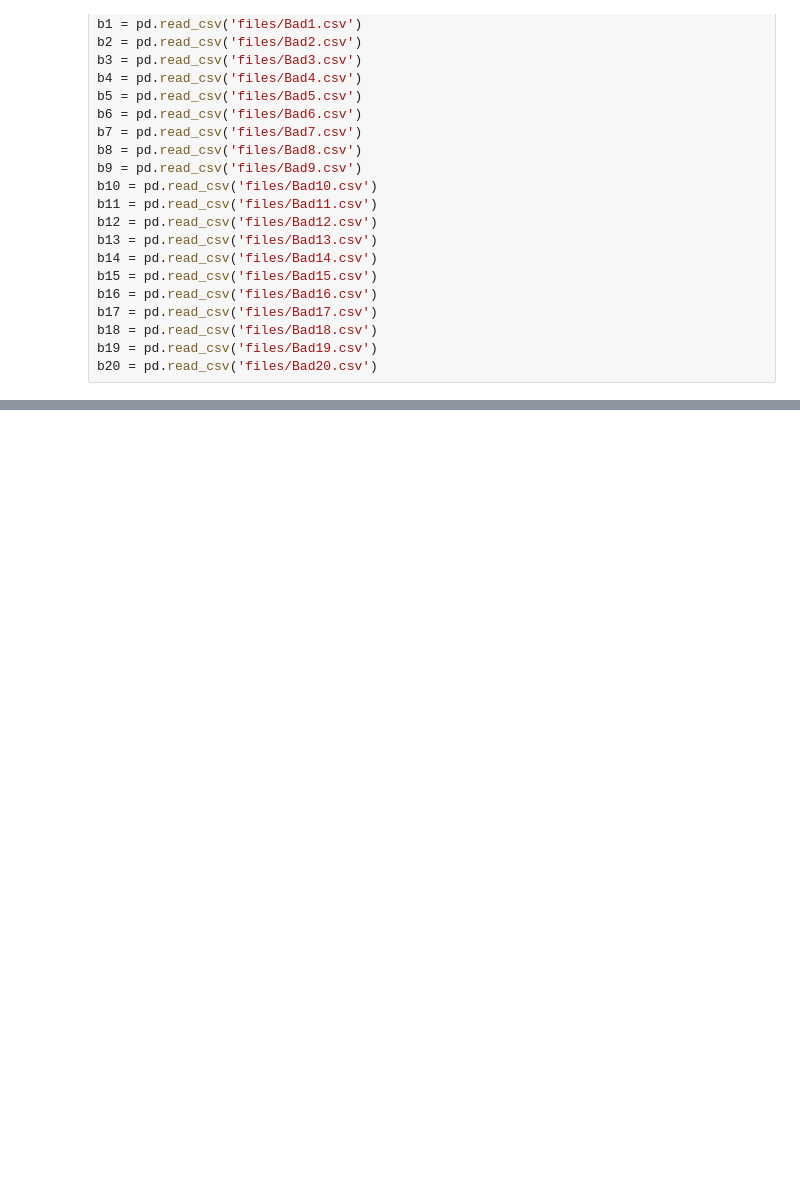
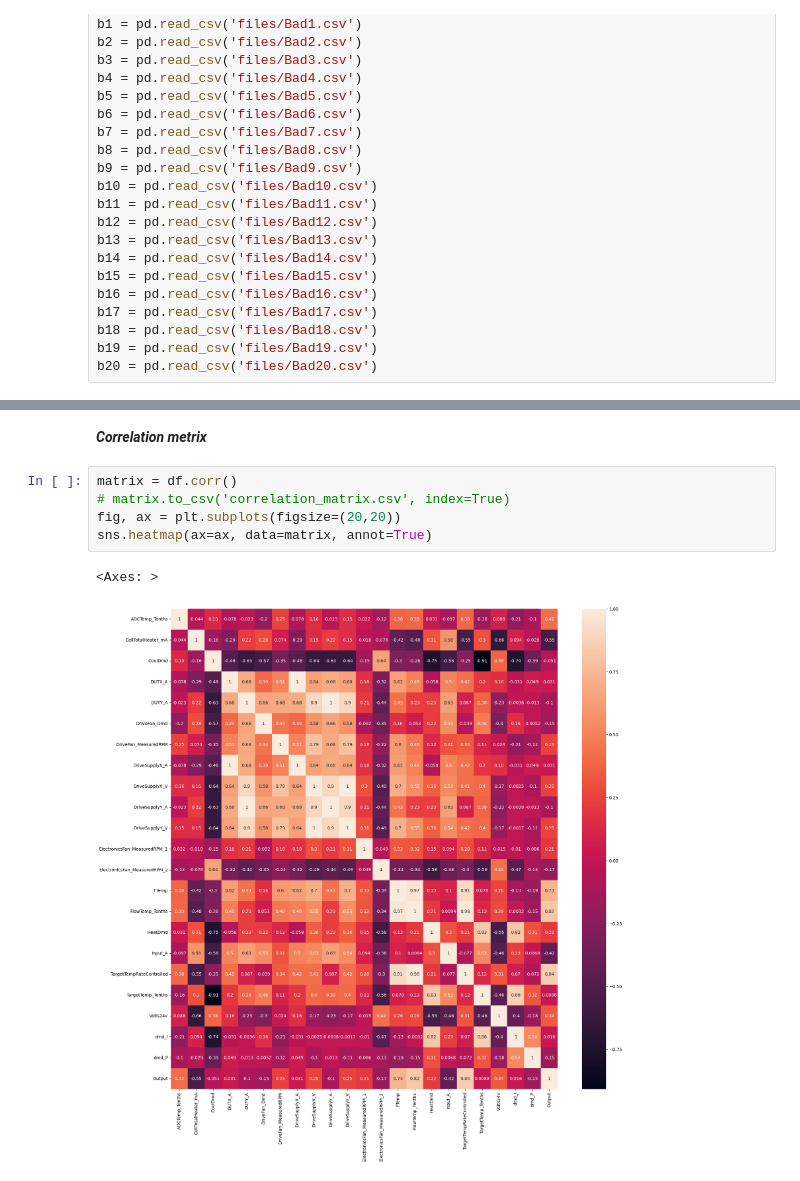
Before and after one commit to M6402334art/Yoom-s-project, a Jupyter notebook: EDA.ipynb, the cells around one changed output, grey strips where cells are left out. Saved outputs shown, nothing was run; the diff lists cells and outputs as text; blank space fills up the shorter version.

```diff
--- a/EDA.ipynb
+++ b/EDA.ipynb
@@ -59,0 +477,10 @@ b20 = pd.read_csv('files/Bad20.csv')
+# %% [markdown]
+***Correlation metrix***
+# %%
+matrix = df.corr()
+# matrix.to_csv('correlation_matrix.csv', index=True)
+fig, ax = plt.subplots(figsize=(20,20))
+sns.heatmap(ax=ax, data=matrix, annot=True)
+# %% [output]
+<Axes: >
+[figure, added]
```
Also changed, not shown: parts of 12 cells of this notebook, 6 other files.
